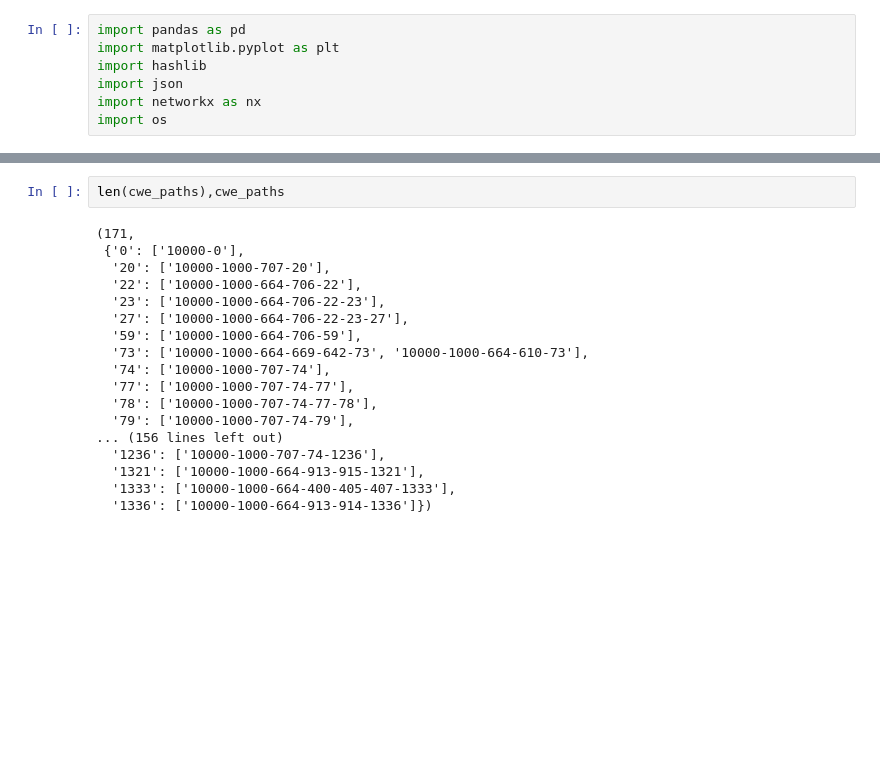
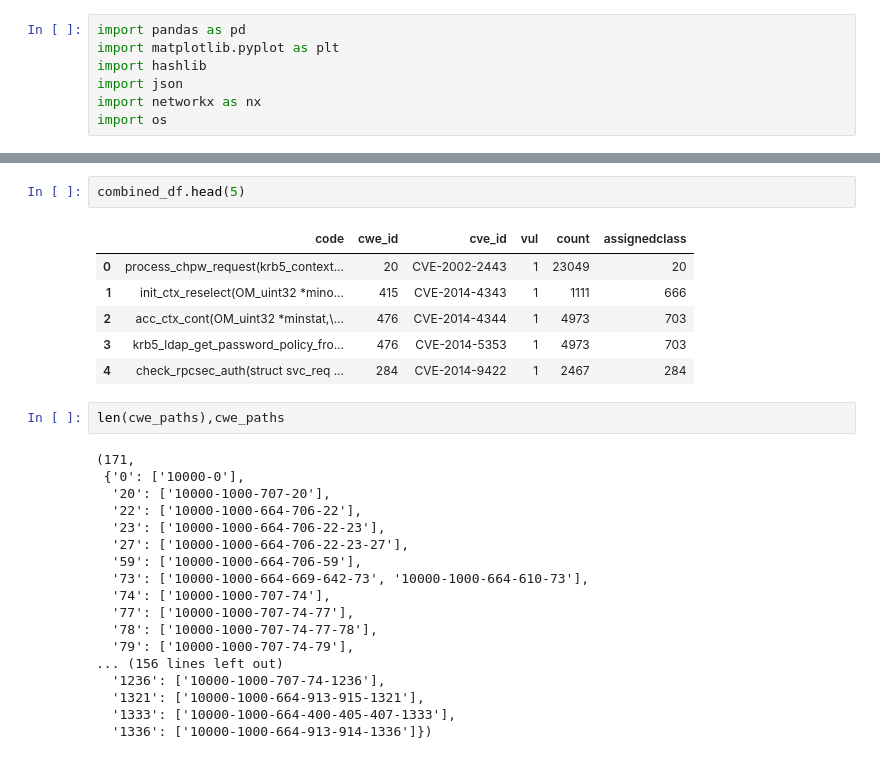
Before and after one commit to seunghee6022/TransVulDet, a Jupyter notebook: data_preprocessing/assign_cwes_and_split_datasets.ipynb, the cells around one changed output, grey strips where cells are left out. Drawn from its saved outputs; the diff is of its cells as text; blank space fills up the shorter version.

```diff
--- a/data_preprocessing/assign_cwes_and_split_datasets.ipynb
+++ b/data_preprocessing/assign_cwes_and_split_datasets.ipynb
@@ -15,3 +60,12 @@ with open("preprocessed_datasets/debug_datasets/graph_all_paths.json", "r") as j
+# %%
+combined_df.head(5)
+# %% [output]
+|  | code | cwe_id | cve_id | vul | count | assignedclass |
+| 0 | process_chpw_request(krb5_context... | 20 | CVE-2002-2443 | 1 | 23049 | 20 |
+| 1 | init_ctx_reselect(OM_uint32 *mino... | 415 | CVE-2014-4343 | 1 | 1111 | 666 |
+| 2 | acc_ctx_cont(OM_uint32 *minstat,\... | 476 | CVE-2014-4344 | 1 | 4973 | 703 |
+| 3 | krb5_ldap_get_password_policy_fro... | 476 | CVE-2014-5353 | 1 | 4973 | 703 |
+| 4 | check_rpcsec_auth(struct svc_req ... | 284 | CVE-2014-9422 | 1 | 2467 | 284 |
 # %%
 len(cwe_paths),cwe_paths
 # %% [output]
```
Also changed, not shown: parts of 32 cells of this notebook, 7 other files.
